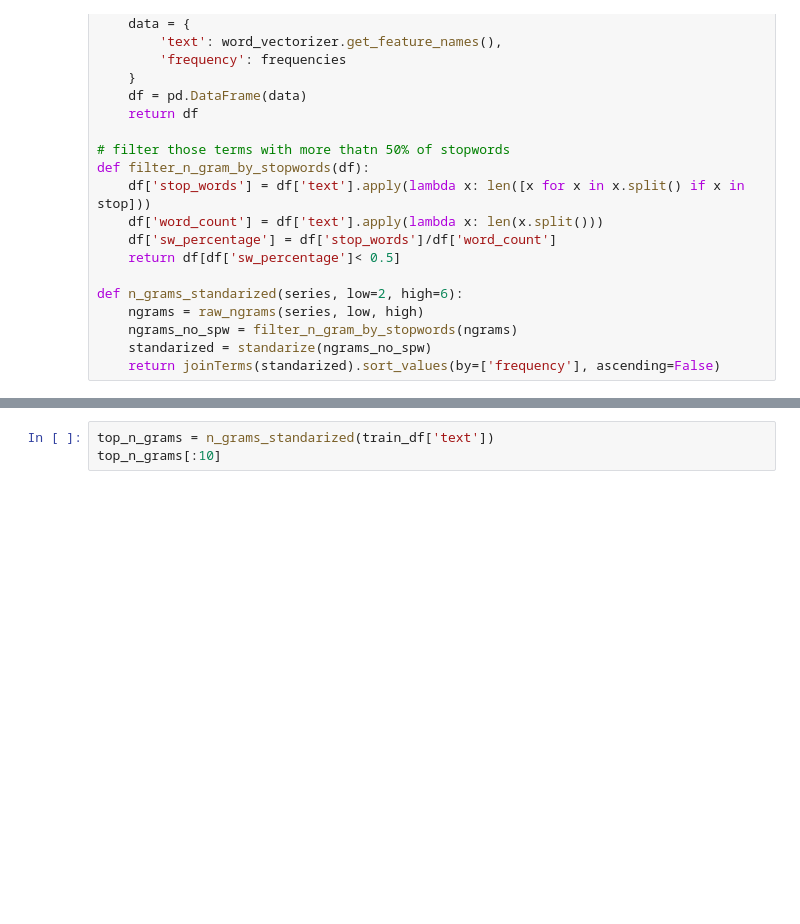
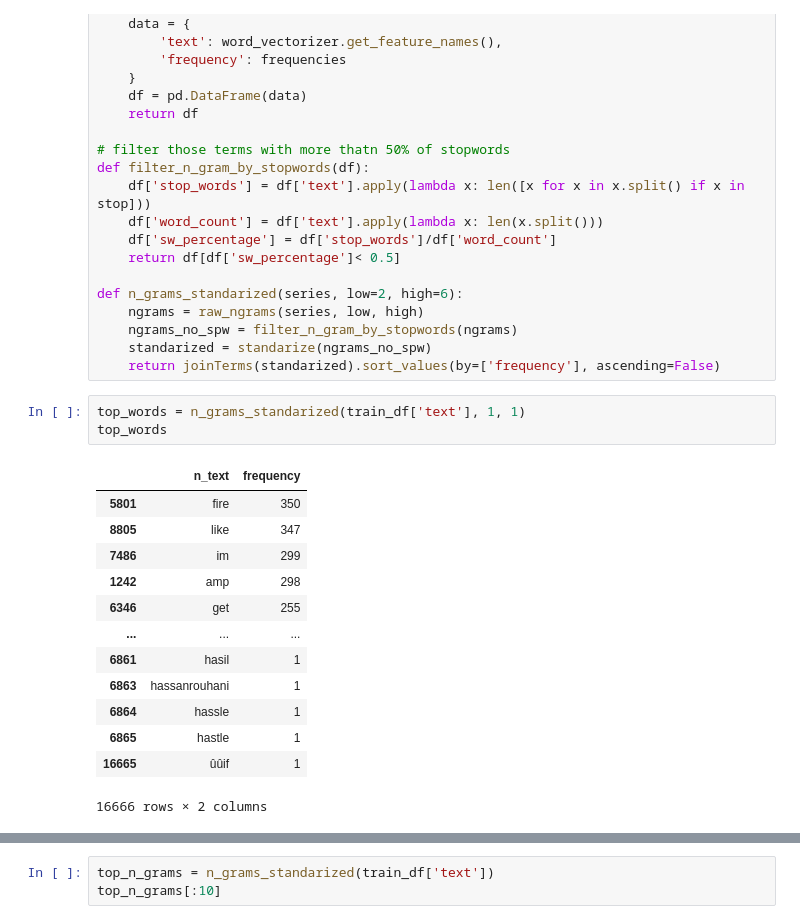
Before and after one commit to jorgesmu/nlp_disaster_tweets_prediction, a Jupyter notebook: n-grams_analisis.ipynb, the cells around one changed output, grey strips where cells are left out. Saved outputs shown, nothing was run; the diff lists cells and outputs as text; blank space fills up the shorter version.

```diff
--- a/n-grams_analisis.ipynb
+++ b/n-grams_analisis.ipynb
@@ -98,3 +99,20 @@ def n_grams_standarized(series, low=2, high=6):
     ngrams_no_spw = filter_n_gram_by_stopwords(ngrams)
     standarized = standarize(ngrams_no_spw)
     return joinTerms(standarized).sort_values(by=['frequency'], ascending=False)
+# %%
+top_words = n_grams_standarized(train_df['text'], 1, 1)
+top_words
+# %% [output]
+|  | n_text | frequency |
+| 5801 | fire | 350 |
+| 8805 | like | 347 |
+| 7486 | im | 299 |
+| 1242 | amp | 298 |
+| 6346 | get | 255 |
+| ... | ... | ... |
+| 6861 | hasil | 1 |
+| 6863 | hassanrouhani | 1 |
+| 6864 | hassle | 1 |
+| 6865 | hastle | 1 |
+| 16665 | ûûif | 1 |
+16666 rows × 2 columns
```
Also changed, not shown: parts of 14 cells of this notebook, 1 other file.
